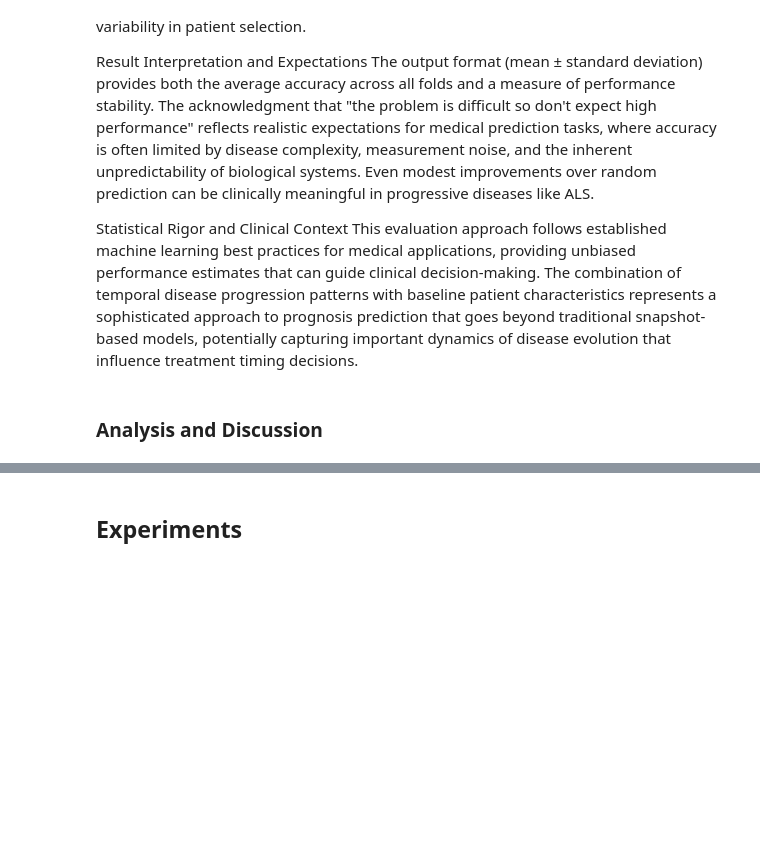
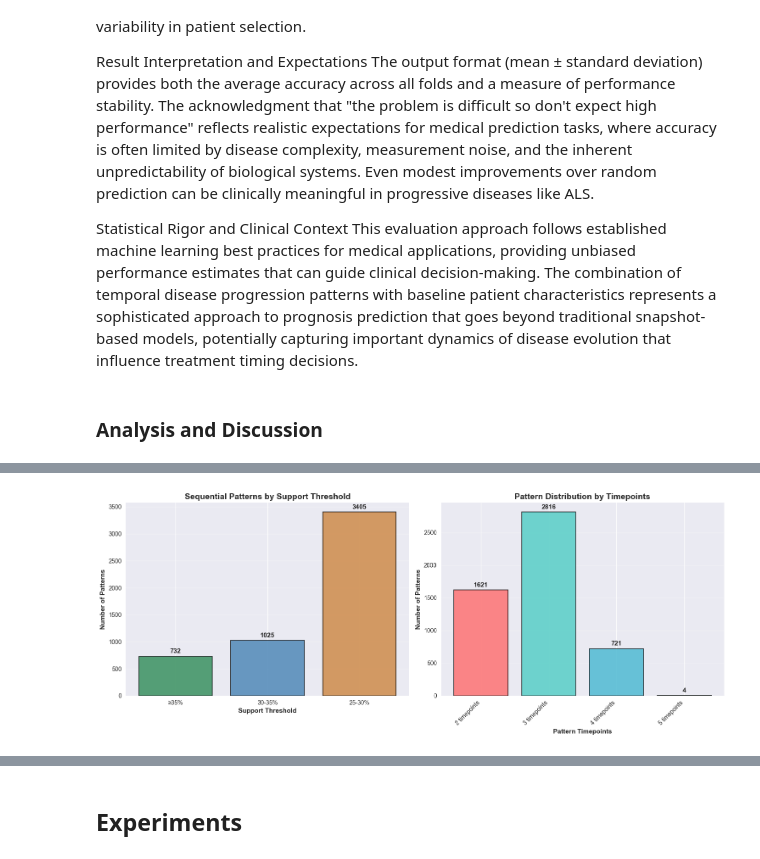
Before and after one commit to gabmeirinho/datamining, a Jupyter notebook: PD_202425_Project2.ipynb, the cells around one changed output, grey strips where cells are left out. Saved outputs shown, nothing was run; the diff lists cells and outputs as text; code cells hidden in the pictures; blank space fills up the shorter version.

```diff
--- a/PD_202425_Project2.ipynb
+++ b/PD_202425_Project2.ipynb
@@ -843,0 +1019,46 @@ sns.set_palette("husl")
+# %%
+# 1. Combined visualization: Support threshold and Pattern complexity
+fig, (ax1, ax2) = plt.subplots(1, 2, figsize=(15, 6))
+
+# Left plot: Support threshold distribution (unchanged)
+colors1 = ['#2E8B57', '#4682B4', '#CD853F']
+bars1 = ax1.bar(range(len(support_data)), list(support_data.values()),
+                color=colors1, alpha=0.8, edgecolor='black', linewidth=1.2)
+
+ax1.set_xlabel('Support Threshold', fontweight='bold')
+ax1.set_ylabel('Number of Patterns', fontweight='bold')
+ax1.set_title('Sequential Patterns by Support Threshold', fontweight='bold', fontsize=14)
+ax1.set_xticks(range(len(support_data)))
+ax1.set_xticklabels(list(support_data.keys()), fontsize=10)
+ax1.grid(axis='y', alpha=0.3)
+
+# Add value labels on bars
+for i, bar in enumerate(bars1):
+    height = bar.get_height()
+    if height > 0:
+        ax1.text(bar.get_x() + bar.get_width()/2., height + max(list(support_data.values()))*0.01,
+                f'{int(height)}', ha='center', va='bottom', fontweight='bold', fontsize=11)
+
+# Right plot: Pattern complexity distribution (using complexity_data)
+colors2 = ['#FF6B6B', '#4ECDC4', '#45B7D1', '#96CEB4']
+bars2 = ax2.bar(range(len(complexity_data)), list(complexity_data.values()),
+                color=colors2, alpha=0.8, edgecolor='black', linewidth=1.2)
+
+ax2.set_xlabel('Pattern Timepoints', fontweight='bold')
+ax2.set_ylabel('Number of Patterns', fontweight='bold')
+ax2.set_title('Pattern Distribution by Timepoints', fontweight='bold', fontsize=14)
+ax2.set_xticks(range(len(complexity_data)))
+ax2.set_xticklabels(list(complexity_data.keys()), rotation=45, ha='right')
+ax2.grid(axis='y', alpha=0.3)
+
+# Add value labels on bars
+for bar in bars2:
+    height = bar.get_height()
+    if height > 0:
+        ax2.text(bar.get_x() + bar.get_width()/2., height + max(list(complexity_data.values()))*0.01,
+                f'{int(height)}', ha='center', va='bottom', fontweight='bold', fontsize=11)
+
+plt.tight_layout()
+plt.show()
+# %% [output]
+[figure, added]
```
Also changed, not shown: parts of 14 cells of this notebook.
